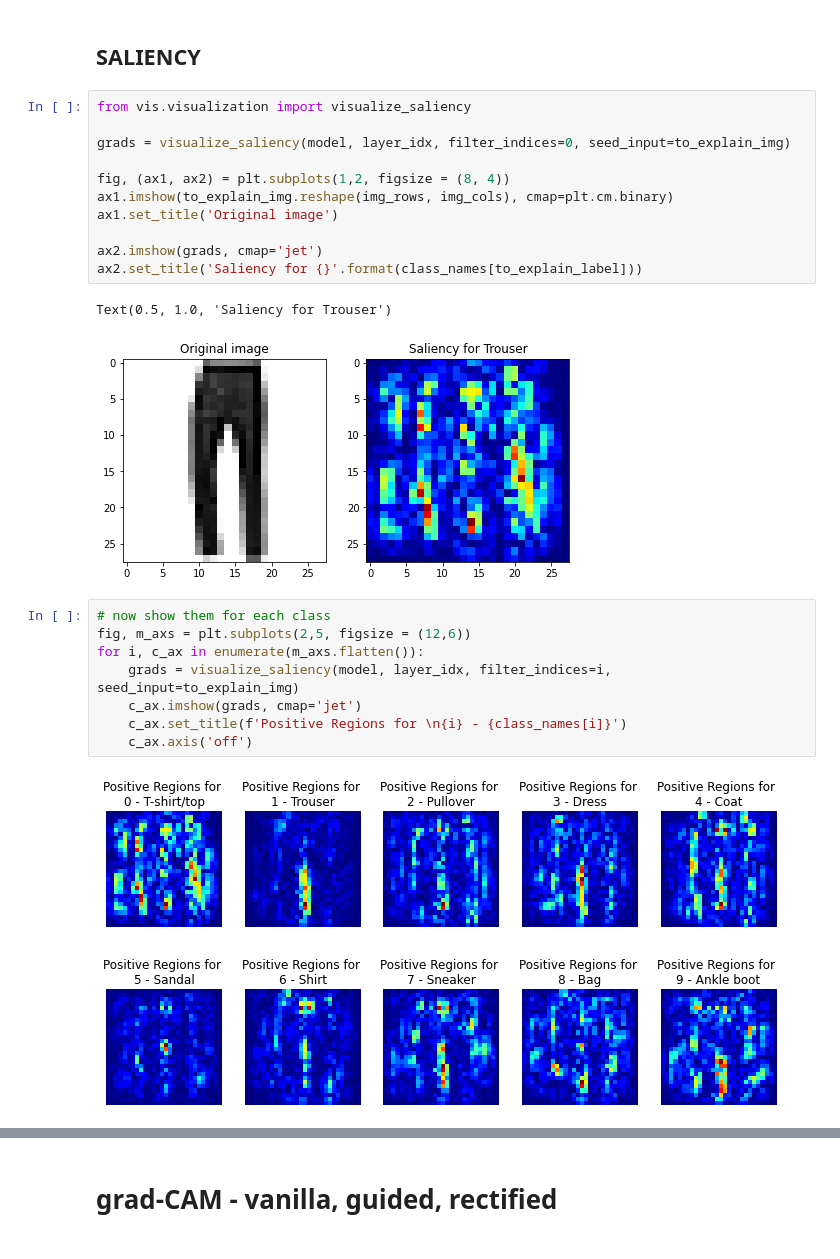
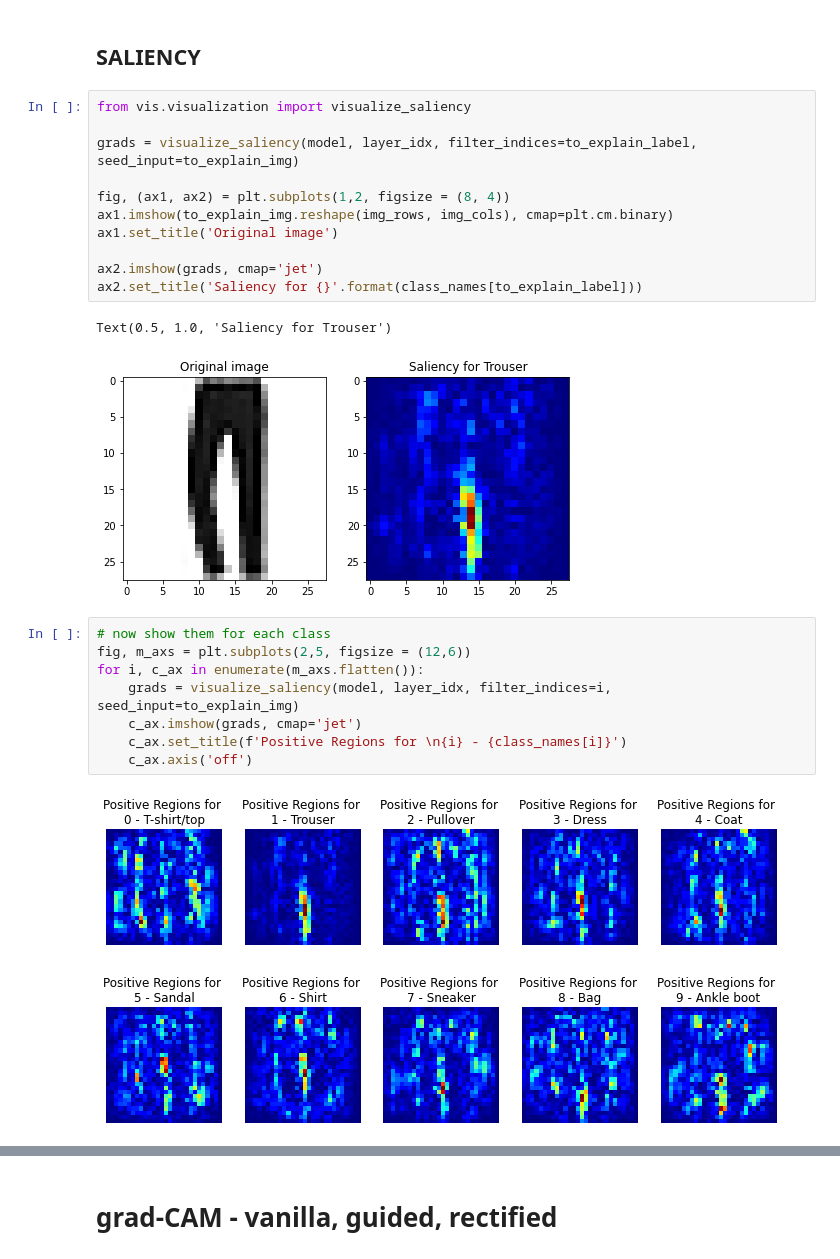
Before and after one commit to aliciapj/xai-genz, a Jupyter notebook: keras-viz-fashion_mnist.ipynb, the cells around one changed output, grey strips where cells are left out. Drawn from its saved outputs; the diff is of its cells as text.

```diff
--- a/keras-viz-fashion_mnist.ipynb
+++ b/keras-viz-fashion_mnist.ipynb
@@ -104,17 +104,17 @@ for i, c_ax in enumerate(m_axs.flatten()):
 # %%
 from vis.visualization import visualize_saliency
 
-grads = visualize_saliency(model, layer_idx, filter_indices=0, seed_input=to_explain_img)
+grads = visualize_saliency(model, layer_idx, filter_indices=to_explain_label, seed_input=to_explain_img)
 
 fig, (ax1, ax2) = plt.subplots(1,2, figsize = (8, 4))
 ax1.imshow(to_explain_img.reshape(img_rows, img_cols), cmap=plt.cm.binary)
 ax1.set_title('Original image')
 
 ax2.imshow(grads, cmap='jet')
 ax2.set_title('Saliency for {}'.format(class_names[to_explain_label]))
 # %% [output]
 Text(0.5, 1.0, 'Saliency for Trouser')
-[figure, old version]
+[figure, new version]
 # %%
 # now show them for each class
 fig, m_axs = plt.subplots(2,5, figsize = (12,6))
@@ -124,7 +124,7 @@ for i, c_ax in enumerate(m_axs.flatten()):
     c_ax.set_title(f'Positive Regions for \n{i} - {class_names[i]}')
     c_ax.axis('off')
 # %% [output]
-[figure, old version]
+[figure, new version]
 # %%
 # now show them for backprop modifier
 f, ax = plt.subplots(1, 4, figsize = (12,6))
```
Also changed, not shown: parts of 6 cells of this notebook, 1 other file.
